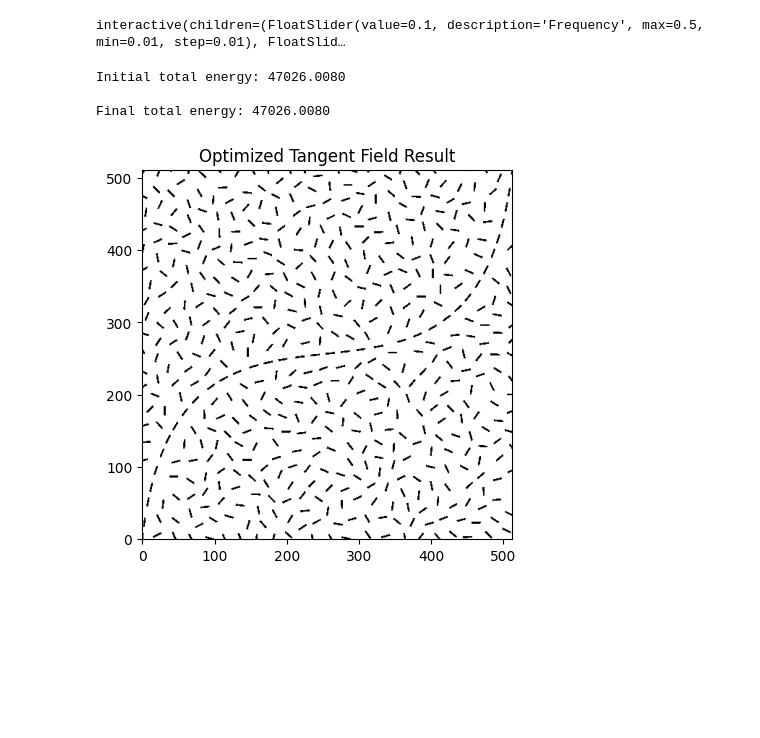
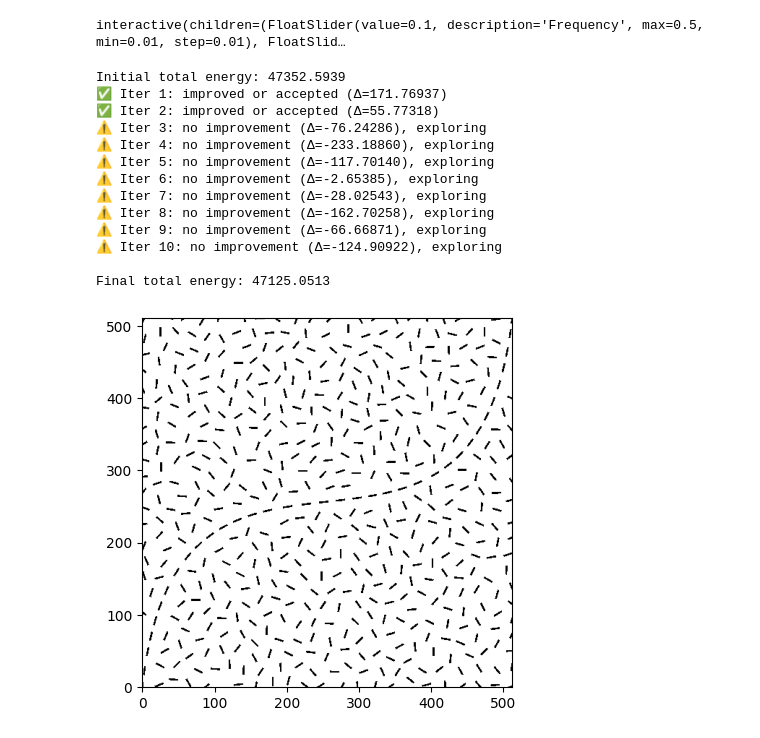
Before and after one commit to JesseGiet/pygestalt_jesse, a Jupyter notebook: notebooks/heatmap_analysisV2.ipynb, the cells around one changed output. Cells and saved outputs as stored; diff of their text form; code cells hidden in the pictures; blank space fills up the shorter version.

```diff
--- a/notebooks/heatmap_analysisV2.ipynb
+++ b/notebooks/heatmap_analysisV2.ipynb
@@ -386,9 +386,9 @@ def is_aligned(q):
     if len(q[0]) != 2:
         return False
     dot_product = abs(np.dot(q[1][0], q[1][1]))
-    return dot_product > 0.85
+    return dot_product > 0.9
 # %%
-def find_relevant_neighbours(target, target_tan, points, tan, threshold=0.8):
+def find_relevant_neighbours(target, target_tan, points, tan, threshold=0.7):
     """
     Find points and tangents whose direction from the target aligns with target_tan.
     If more than 2 points are relevant, keep only the 2 closest points to the target.
@@ -442,77 +442,81 @@ tangents = Tg      # tangent vectors (N, 2)
 #points = np.array([[0.5, 0.5], [0.25, 0.25], [0.75, 0.25], [0.20, 0.5], [0.80, 0.5], [0.25, 0.75], [0.75, 0.75]])
 #tangents = np.array([[2, 0], [(-1), (-1)], [(-1), 1], [(-1), 0], [1,1], [0,1], [1, 0]])
 # %%
-# --- Normalize image ---
+# Normalize input
 If = Im.astype(float)
 If = (If - If.min()) / (If.max() - If.min() + 1e-8)
 
-# --- Compute initial orientation energy ---
 energy_maps, orientations = compute_orientation_energy(If, frequency=0.15)
 total = energy_maps.sum()
 print(f"Initial total energy: {total:.4f}")
 
-# --- Main optimization loop ---
-for outer_iter in range(5):
-    # Copy tangents to a working version
+tangents = np.array(tangents, dtype=float)
+points = np.array(points, dtype=float)
+
+for outer_iter in range(10):
     temptangents = tangents.copy()
 
-    # --- Phase 1: neighbour scoring and perturbation ---
-    for _ in range(50):
-        ratings = []
-        problems = []
-
-        # Compute neighbour ratings
+    # === Phase 1: local neighbor correction ===
+    for _ in range(10):
+        problems = []  # 🔹 Reset each sub-iteration
         for b in range(len(points)):
-            r, rt, p, pt = closest_neighbours(points, tangents, b)
+            r, rt, p, pt = closest_neighbours(points, temptangents, b)
             rating = problem_score(p, r, pt, rt)
-            ratings.append(rating)
-            if any(ps > 0.8 for ps in rating[3]):  # Only check if needed
+            if any(ps > 0.8 for ps in rating[3]):
                 problems.append(b)
 
-        # Vectorized random perturbations for problem tangents
         if problems:
             noise = np.random.uniform(-0.5, 0.5, size=(len(problems), 2))
             temptangents[problems] += noise
 
-    # --- Phase 2: alignment-based adjustment ---
+    # === Phase 2: alignment correction ===
     for _ in range(10):
-        zroblems = []
+        zroblems = []  # 🔹 Reset per iteration
         for j in range(len(points)):
-            t, tt, n, nt = closest_neighbours(points, tangents, j)
+            t, tt, n, nt = closest_neighbours(points, temptangents, j)
             par, per = find_relevant_neighbours(t, tt, n, nt)
             if alignment(par, per):
                 zroblems.append(j)
 
         if zroblems:
             noise = np.random.uniform(-0.5, 0.5, size=(len(zroblems), 2))
             temptangents[zroblems] += noise
 
-    # --- Generate candidate images (expensive step) ---
     newIf, _ = gs.patch.generate_image(C, H, N=N, pfunc=pfunc)
     newIg, _ = gs.patch.generate_image(D, temptangents, N=N, pfunc=pfunc)
+    newIm = newIf + newIg
 
-    # Combine and normalize
-    newIm = newIf + newIg
     newIf = (newIm - newIm.min()) / (newIm.max() - newIm.min() + 1e-8)
-
-    # Compute new energy
-    new_energy_maps, new_orientations = compute_orientation_energy(newIf, frequency=0.15)
+    new_energy_maps, _ = compute_orientation_energy(newIf, frequency=0.15)
     new_total = new_energy_maps.sum()
 
-    # --- Accept if improvement ---
-    if new_total < total:
+    improvement = total - new_total
+
+    # 🔹 Simulated annealing acceptance
+    if improvement > 1e-6 or np.random.rand() < np.exp(improvement / 1e-3):
         total = new_total
         tangents = temptangents.copy()
-        print(f"Iteration {outer_iter + 1:02d}: improved total energy = {total:.4f}")
+        print(f"✅ Iter {outer_iter+1}: improved or accepted (Δ={improvement:.5f})")
+    else:
+        # 🔹 Exploration step
+        tangents += np.random.uniform(-0.05, 0.05, tangents.shape)
+        print(f"⚠️ Iter {outer_iter+1}: no improvement (Δ={improvement:.5f}), exploring")
 
 print(f"\nFinal total energy: {total:.4f}")
-
-# --- Display result ---
 plt.imshow(newIm, aspect='equal', origin='lower', cmap='binary')
-plt.title("Optimized Tangent Field Result")
 plt.show()
 # %% [output]
-Initial total energy: 47026.0080
+Initial total energy: 47352.5939
+✅ Iter 1: improved or accepted (Δ=171.76937)
+✅ Iter 2: improved or accepted (Δ=55.77318)
+⚠️ Iter 3: no improvement (Δ=-76.24286), exploring
+⚠️ Iter 4: no improvement (Δ=-233.18860), exploring
+⚠️ Iter 5: no improvement (Δ=-117.70140), exploring
+⚠️ Iter 6: no improvement (Δ=-2.65385), exploring
+⚠️ Iter 7: no improvement (Δ=-28.02543), exploring
+⚠️ Iter 8: no improvement (Δ=-162.70258), exploring
+⚠️ Iter 9: no improvement (Δ=-66.66871), exploring
+⚠️ Iter 10: no improvement (Δ=-124.90922), exploring
 
-Final total energy: 47026.0080
+Final total energy: 47125.0513
-[figure, old version]
+[figure, new version]
```
Also changed, not shown: parts of 1 cell of this notebook, 1 other file.
